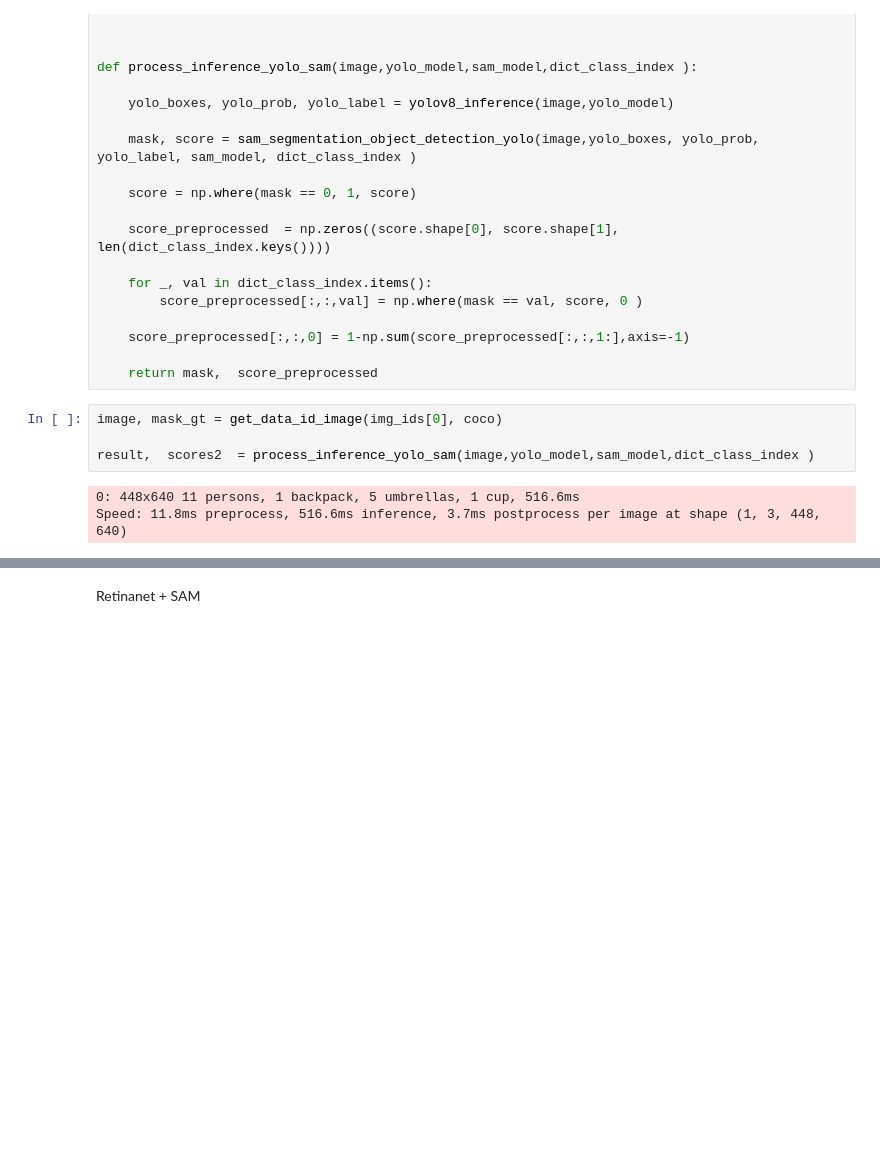
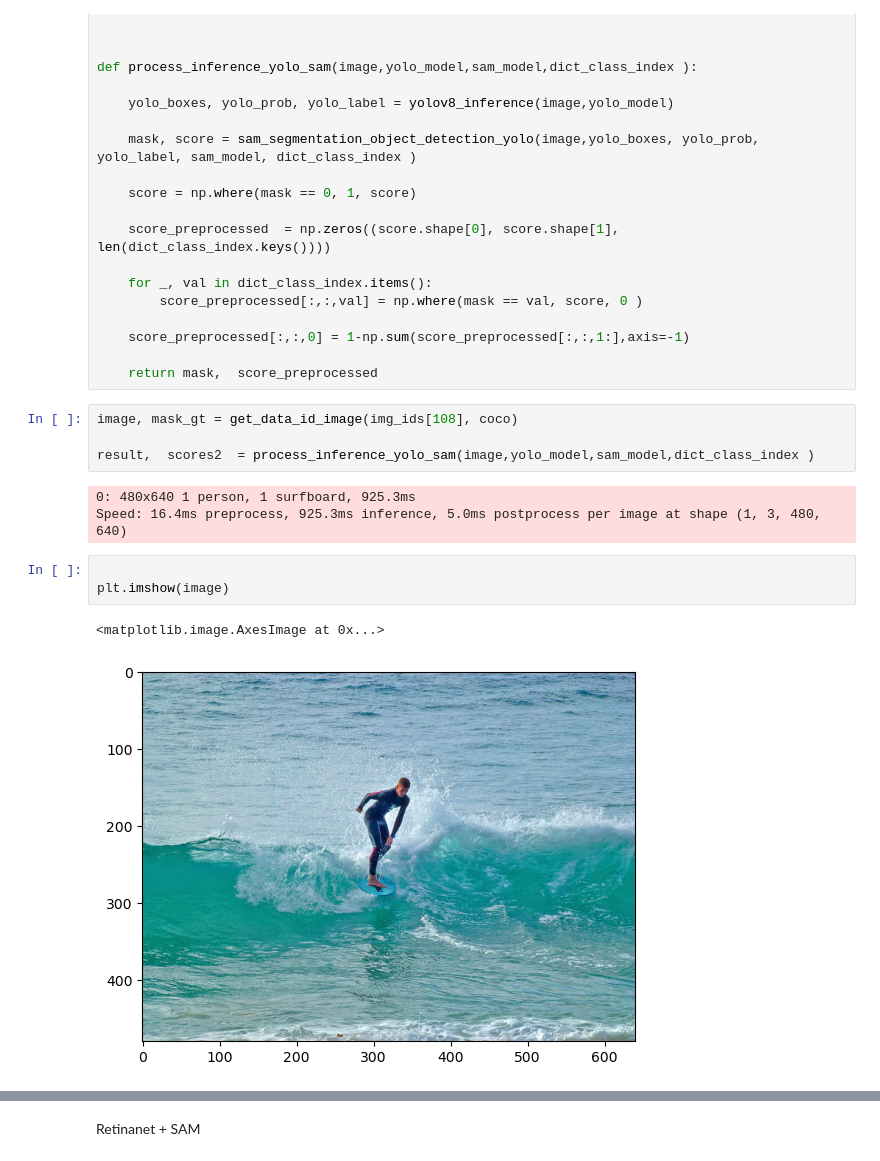
Before and after one commit to rucasca/TFM, a Jupyter notebook: src/results_evaluation.ipynb, the cells around one changed output, grey strips where cells are left out. Saved outputs shown, nothing was run; the diff lists cells and outputs as text; blank space fills up the shorter version.

```diff
--- a/src/results_evaluation.ipynb
+++ b/src/results_evaluation.ipynb
@@ -362,9 +362,15 @@ def process_inference_yolo_sam(image,yolo_model,sam_model,dict_class_index ):
 
     return mask,  score_preprocessed
 # %%
-image, mask_gt = get_data_id_image(img_ids[0], coco)
+image, mask_gt = get_data_id_image(img_ids[108], coco)
 
 result,  scores2  = process_inference_yolo_sam(image,yolo_model,sam_model,dict_class_index )
 # %% [output]
-0: 448x640 11 persons, 1 backpack, 5 umbrellas, 1 cup, 516.6ms
-Speed: 11.8ms preprocess, 516.6ms inference, 3.7ms postprocess per image at shape (1, 3, 448, 640)
+0: 480x640 1 person, 1 surfboard, 925.3ms
+Speed: 16.4ms preprocess, 925.3ms inference, 5.0ms postprocess per image at shape (1, 3, 480, 640)
+# %%
+
+plt.imshow(image)
+# %% [output]
+<matplotlib.image.AxesImage at 0x...>
+[figure, added]
```
Also changed, not shown: parts of 3 cells of this notebook, 26 other files.
